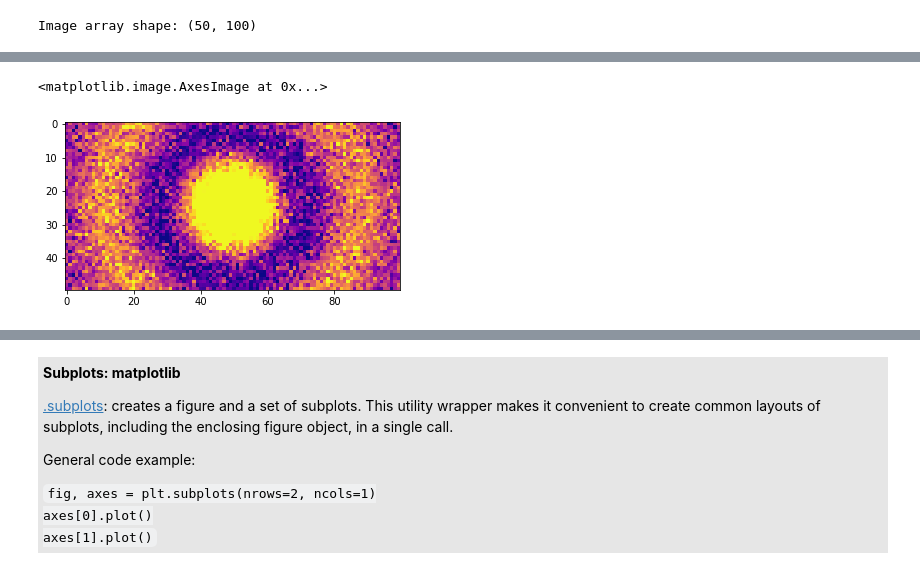
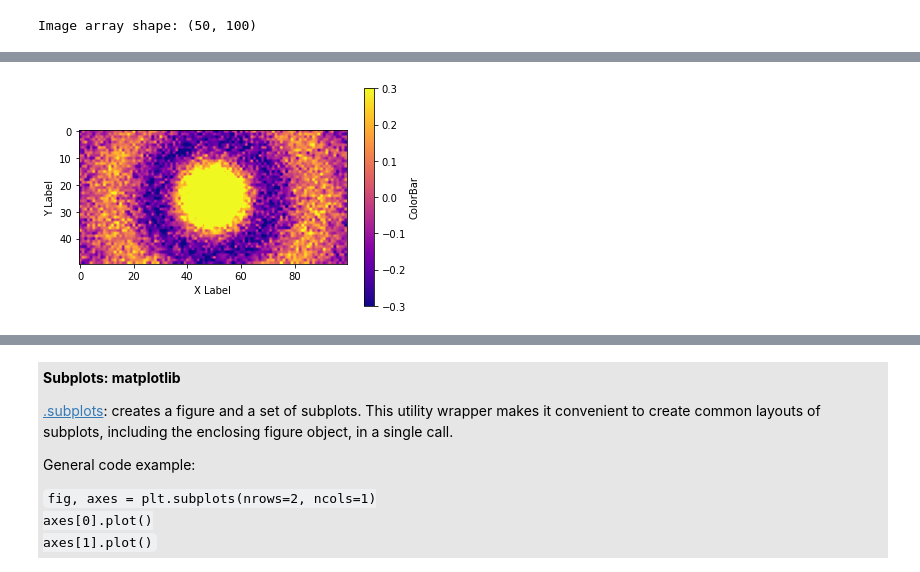
Before and after one commit to AllenInstitute/swdb_2022_python_bootcamp, a Jupyter notebook: PythonBootcamp/07_Introduction_to_Data_Visualization.ipynb, the cells around one changed output, grey strips where cells are left out. Drawn from its saved outputs; the diff is of its cells as text; code cells hidden in the pictures.

```diff
--- a/PythonBootcamp/07_Introduction_to_Data_Visualization.ipynb
+++ b/PythonBootcamp/07_Introduction_to_Data_Visualization.ipynb
@@ -910,10 +934,19 @@ ax.imshow(image_data)
 # %%
 # Lets practice changing the cmap and limits
+# lets also add a colorbar!
 fig, ax = plt.subplots()
-ax.imshow(image_data, cmap='plasma', clim=(-0.3, 0.3))
+shw = ax.imshow(image_data, cmap='plasma', clim=(-0.3, 0.3))
+
+# make bar
+color_bar = plt.colorbar(shw)
+
+# show plot with labels
+plt.xlabel('X Label')
+plt.ylabel('Y Label')
+color_bar.set_label('ColorBar')
+plt.show()
 # %% [output]
-<matplotlib.image.AxesImage at 0x...>
-[figure, old version]
+[figure, new version]
 # %% [markdown]
 <a id='multiplots'></a>
 # %% [markdown]
```
Also changed, not shown: parts of 7 cells of this notebook.
